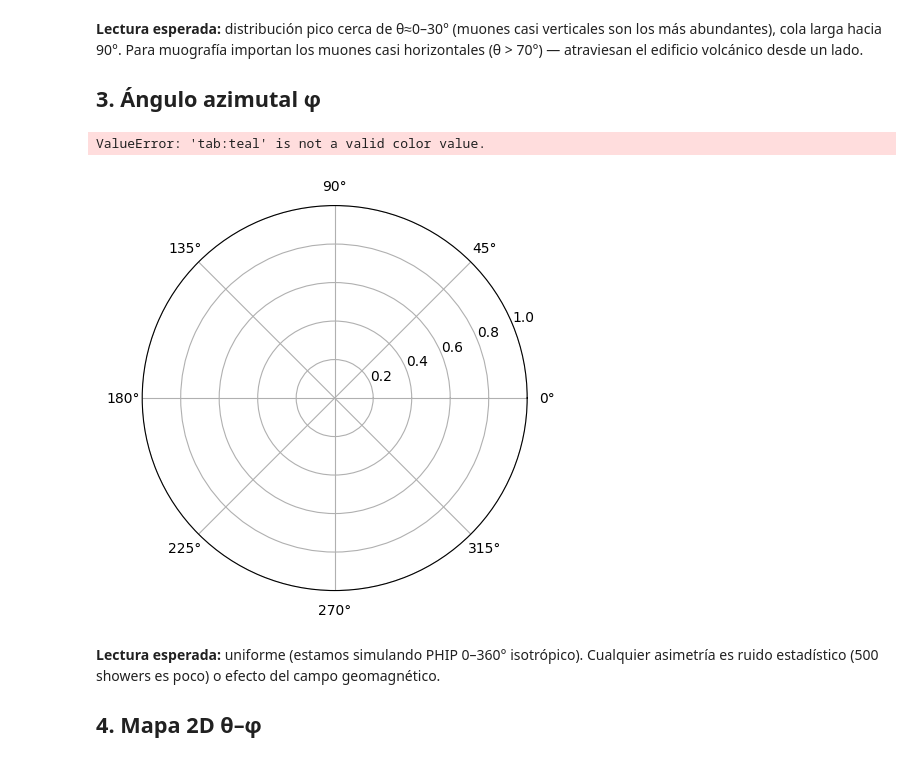
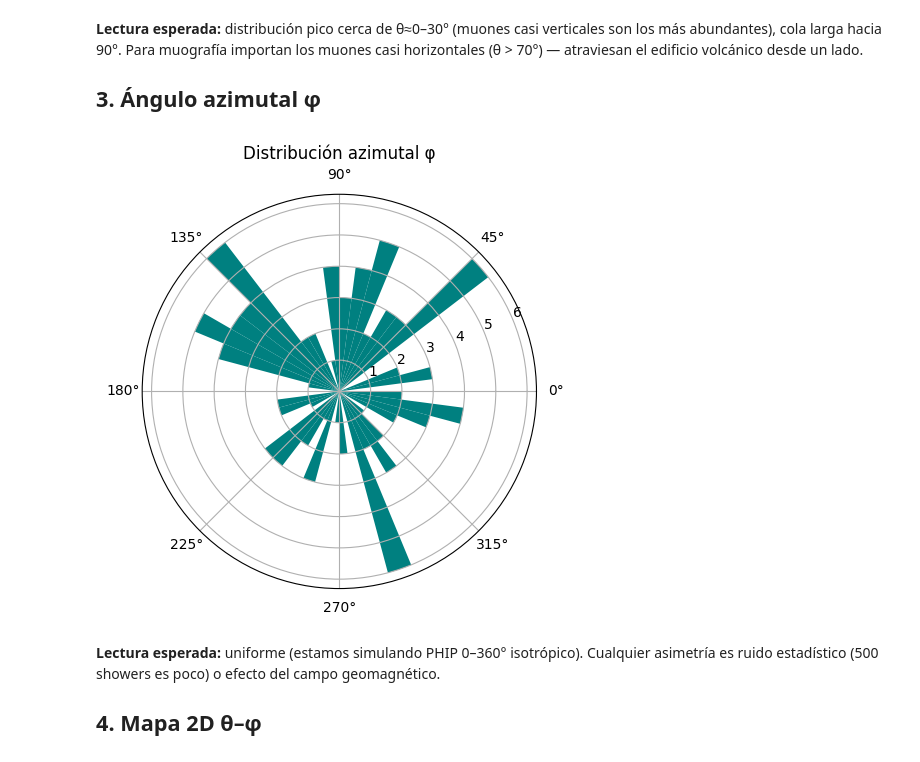
Before and after one commit to ErickDiaz/muon-tomography, a Jupyter notebook: notebooks/02_inspect_muons.ipynb, the cells around one changed output. Saved outputs shown, nothing was run; the diff lists cells and outputs as text; code cells hidden in the pictures.

Commit message:
fix(notebook 02): tab:teal no es color valido en matplotlib
La paleta tab: solo incluye blue/orange/green/red/purple/brown/pink/
gray/olive/cyan. Cambiar por 'teal' (named color estándar).

```diff
--- a/notebooks/02_inspect_muons.ipynb
+++ b/notebooks/02_inspect_muons.ipynb
@@ -115,16 +115,15 @@ Muones con θ > 70°: 109 (100.0%) — útiles para muografía horizontal
 # %%
 fig, ax = plt.subplots(figsize=(8, 5), subplot_kw={'projection': 'polar'})
 
 phi = muons['phi_rad'].to_numpy()
-ax.hist(phi, bins=np.linspace(-np.pi, np.pi, 49), color='tab:teal')
+ax.hist(phi, bins=np.linspace(-np.pi, np.pi, 49), color='teal')
 ax.set_title('Distribución azimutal φ')
 ax.set_theta_zero_location('E')
 ax.set_theta_direction(1)
 plt.tight_layout()
 plt.show()
 # %% [output]
-ValueError: 'tab:teal' is not a valid color value.
-[figure, old version]
+[figure, new version]
 # %% [markdown]
 **Lectura esperada:** uniforme (estamos simulando PHIP 0–360° isotrópico). Cualquier asimetría es ruido estadístico (500 showers es poco) o efecto del campo geomagnético.
 
```
Also changed, not shown: parts of 2 cells of this notebook.
